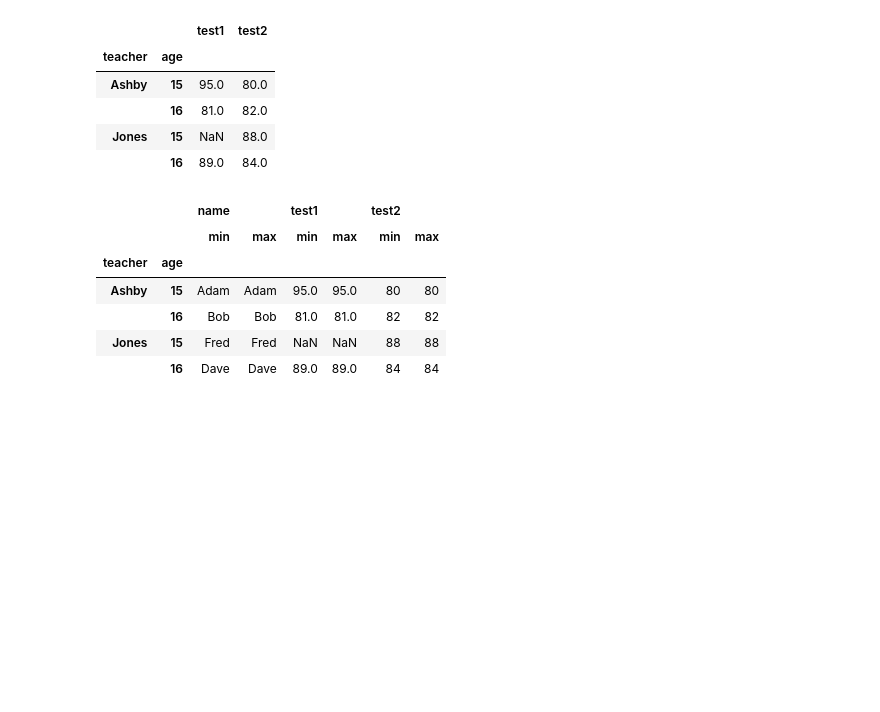
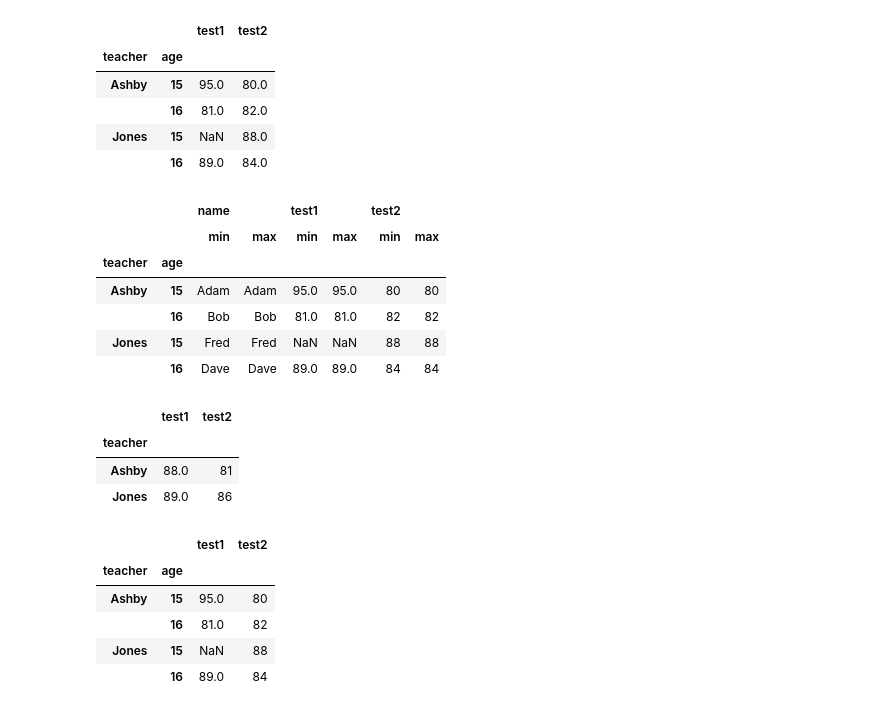
Before and after one commit to owaisahmad315/pandas, a Jupyter notebook: Grouping,_Pivoting,_and_Reshaping.ipynb, the cells around one changed output. Saved outputs shown, nothing was run; the diff lists cells and outputs as text; code cells hidden in the pictures; blank space fills up the shorter version.

```diff
--- a/Grouping,_Pivoting,_and_Reshaping.ipynb
+++ b/Grouping,_Pivoting,_and_Reshaping.ipynb
@@ -63,3 +63,32 @@ scores.groupby(['teacher', 'age']).agg([min,max])
 |  | 16 | Bob | Bob | 81.0 | 81.0 | 82 | 82 |
 | Jones | 15 | Fred | Fred | NaN | NaN | 88 | 88 |
 |  | 16 | Dave | Dave | 89.0 | 89.0 | 84 | 84 |
+# %%
+# Pivot Tables
+'''
+Using a pivot table, we can generalize certain groupby behaviors. To get
+the median teacher scores we can run the following:
+'''
+scores.pivot_table(index='teacher',
+                   values=['test1', 'test2'],
+                   aggfunc='median')
+# %% [output]
+|  | test1 | test2 |
+| teacher |  |  |
+| Ashby | 88.0 | 81 |
+| Jones | 89.0 | 86 |
+# %%
+'''
+If we want to aggregate by teacher and age, we simply use a list with
+both of them for the index parameter:
+'''
+scores.pivot_table(index=['teacher', 'age'],
+                   values=['test1', 'test2'],
+                   aggfunc='median')
+# %% [output]
+|  |  | test1 | test2 |
+| teacher | age |  |  |
+| Ashby | 15 | 95.0 | 80 |
+|  | 16 | 81.0 | 82 |
+| Jones | 15 | NaN | 88 |
+|  | 16 | 89.0 | 84 |
```
Also changed, not shown: parts of 1 cell of this notebook.
